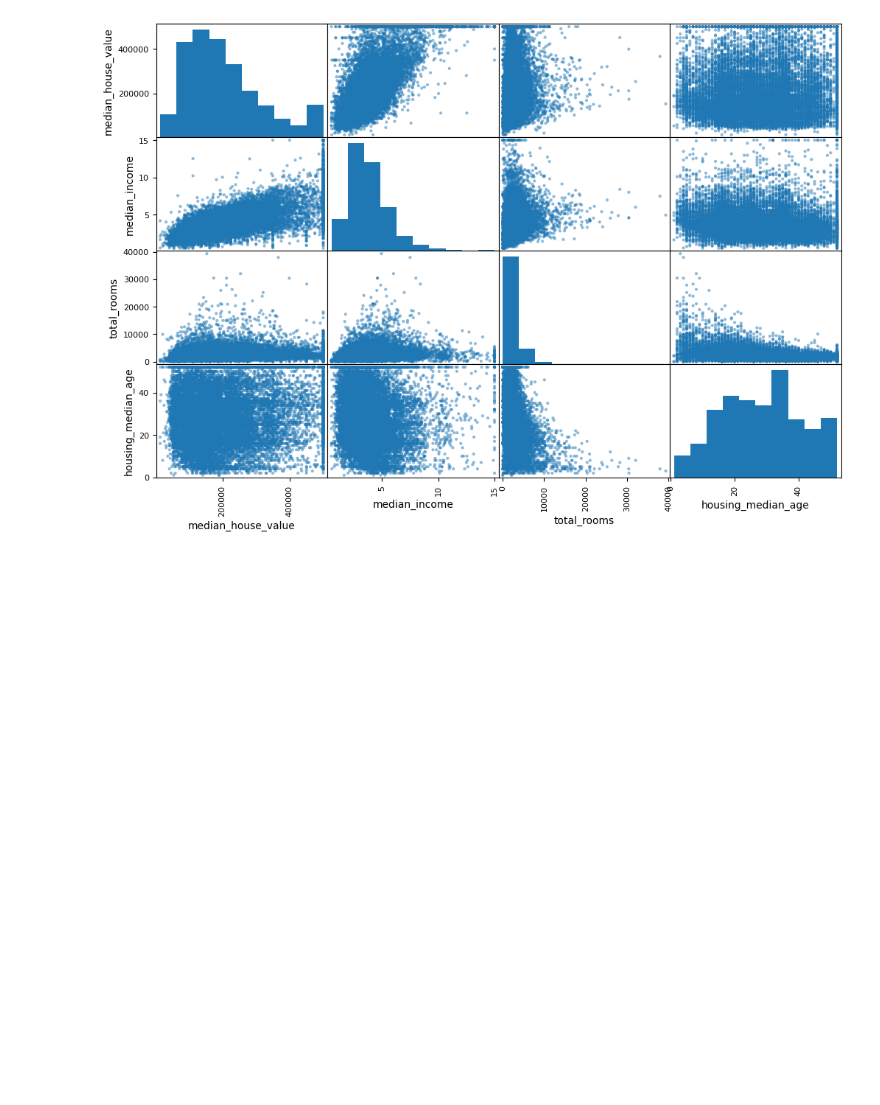
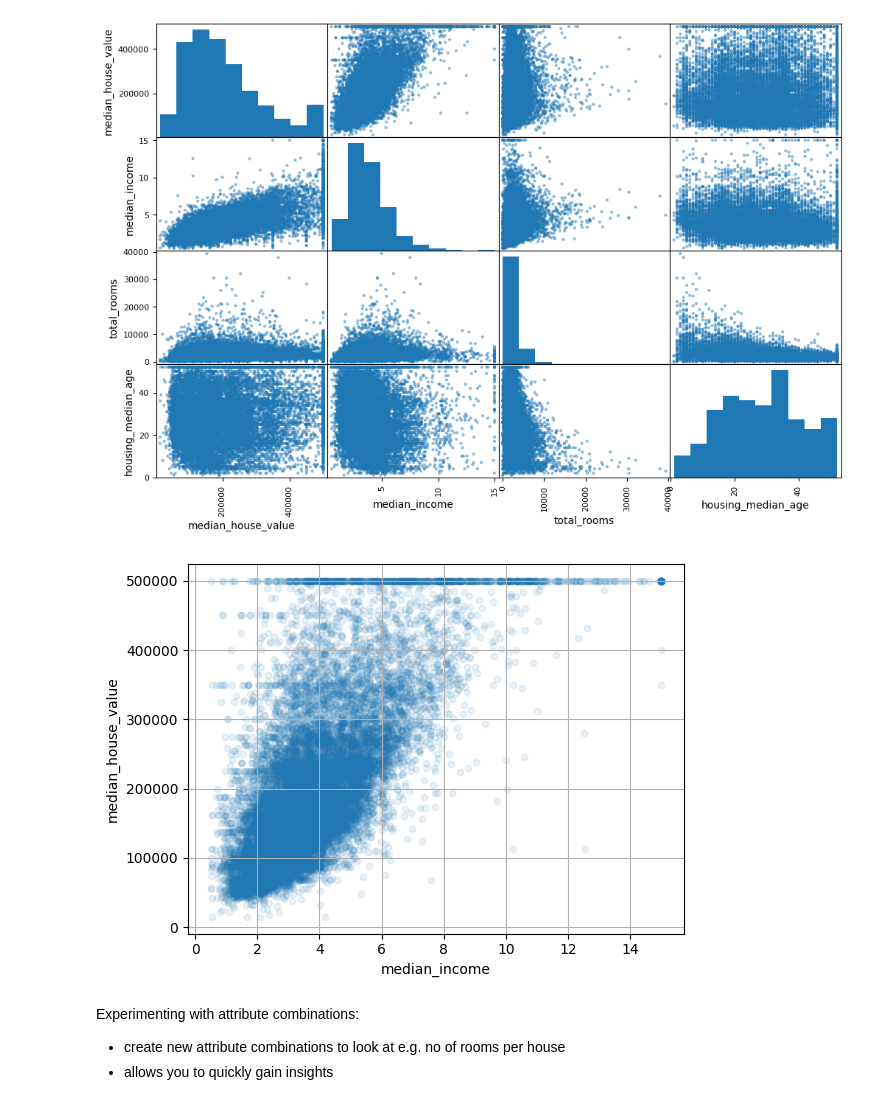
Before and after one commit to RNavs-44/Machine_Learning_Projects, a Jupyter notebook: California_Housing_Project.ipynb, the cells around one changed output. Saved outputs shown, nothing was run; the diff lists cells and outputs as text; code cells hidden in the pictures; blank space fills up the shorter version.

```diff
--- a/California_Housing_Project.ipynb
+++ b/California_Housing_Project.ipynb
@@ -274,3 +274,13 @@ scatter_matrix(housing[attributes], figsize=(12, 8))
 plt.show()
 # %% [output]
 [figure]
+# %%
+# most promising attribute to predict median house value is median income
+housing.plot(kind="scatter", x="median_income", y="median_house_value", alpha=0.1, grid=True)
+plt.show()
+# %% [output]
+[figure, added]
+# %% [markdown]
+Experimenting with attribute combinations:
+* create new attribute combinations to look at e.g. no of rooms per house
+* allows you to quickly gain insights
```
Also changed, not shown: parts of 22 cells of this notebook.
